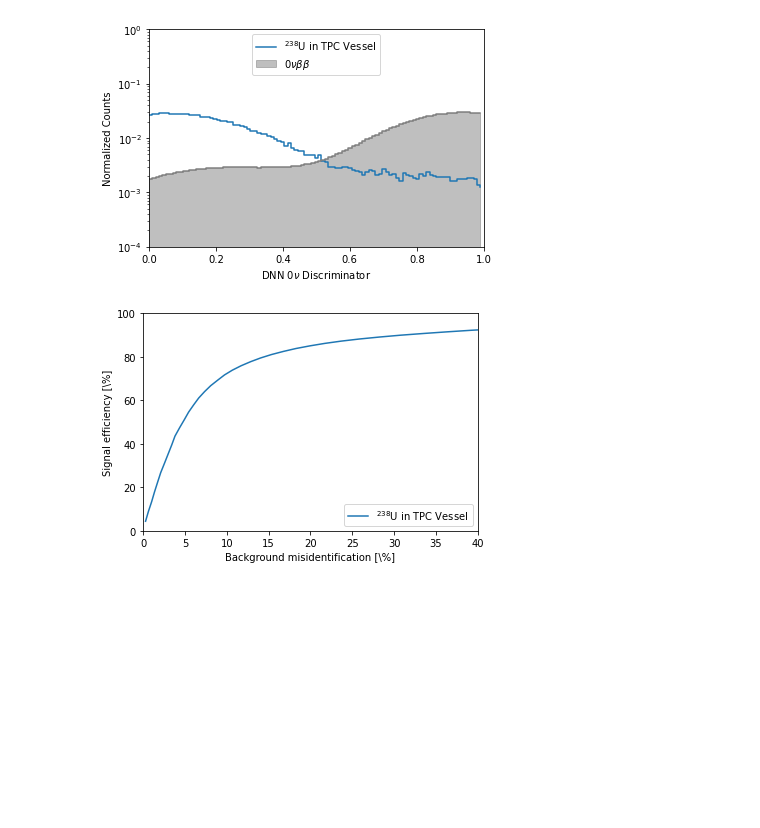
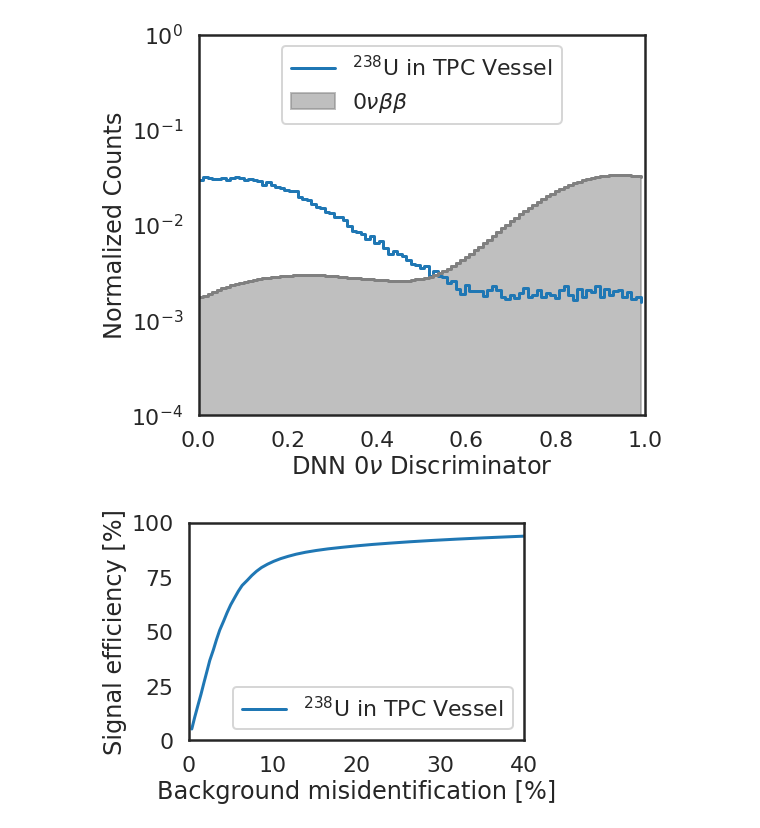
Before and after one commit to YMTheory/sensitivity, a Jupyter notebook: work/SensitivityPaper2020_scripts/MultivariationStudy/dnn_smoothing.ipynb, the cells around one changed output. Cells and saved outputs as stored; diff of their text form; code cells hidden in the pictures; blank space fills up the shorter version.

```diff
--- a/work/SensitivityPaper2020_scripts/MultivariationStudy/dnn_smoothing.ipynb
+++ b/work/SensitivityPaper2020_scripts/MultivariationStudy/dnn_smoothing.ipynb
@@ -2,9 +2,15 @@
 import numpy as np
 import uproot
 from scipy import interpolate
+import pandas as pd
+from pathlib import Path
 
 import matplotlib.pyplot as plt
 colors = plt.rcParams['axes.prop_cycle'].by_key()['color']
+
+import seaborn as sns
+sns.set_style('white')
+sns.set_context('poster')
 # %%
 def GetFVCut(tree):
     cut = np.where((tree['passed_xy_thresh'].array() == True) \
@@ -36,10 +42,11 @@ def Get2tCut(tree):
               )
     return cut
 # %%
-Path = '/p/vast1/nexo/data/merged-v11/'
-bb0n = uproot.open(Path+'Baseline2019_bb0n_FullLXe.root')['tree']
-u238 = uproot.open(Path+'Baseline2019_U238_TPCVessel.root')['tree']
-# th232 = uproot.open(Path+'Baseline2019_Th232_TPCVessel.root')['tree']
+path = '/p/vast1/nexo/data/merged-v11/'
+bb0n = uproot.open(path+'Baseline2019_bb0n_FullLXe.root')['tree']
+u238 = uproot.open(path+'Baseline2019_U238_TPCVessel.root')['tree']
+# th232 = uproot.open(path+'Baseline2019_Th232_TPCVessel.root')['tree']
+plotdir = Path('plots')
 # %%
 bb0n_cut = GetFVCut(bb0n)
 # th232_cut = GetFVCut(th232)
@@ -181,8 +220,8 @@ Smoothing factor 0.25
 # %%
 # for smooth_f, hist in
-smooth_f = 0.177
+smooth_f = 0.15
 
-plt.figure()
+plt.figure(figsize=(8,7))
 plt.xlim(0,1)
 plt.ylim(1e-4,1e0)
 plt.xlabel(r'DNN $0\nu$ Discriminator')
@@ -196,40 +235,44 @@ plt.step(x=u238_histx[:-1],
          where='post',
          label='${}^{238} \mathrm{U}$ in TPC Vessel')
 
 # plt.step(x=th232_histx[:-1],
 #          y=th232_hist/np.sum(th232_hist),
 #          where='post',
 #          ls='--',
 #          label='${}^{232} \mathrm{Th}$ in TPC Vessel')
 
 bb0n_histx = bb0n_hist_d[smooth_f][1]
 bb0n_hist = bb0n_hist_d[smooth_f][0]
 plt.step(x=bb0n_histx[:-1],
          y=bb0n_hist/np.sum(bb0n_hist),
          ls='-',
          color='grey',
          where='post',
          label='',
          zorder=2)
 
 plt.fill_between(x=bb0n_histx[:-1],
                 y1=bb0n_hist/np.sum(bb0n_hist),
                 alpha=0.5,
                 color='grey',
                 step='post',
                 label=r'$0 \nu\beta\beta$',
                 zorder=1)
 
 plt.legend(loc='upper center')
+# plt.yticks(fontsize=14)
+# plt.xticks(fontsize=14)
+plt.savefig(plotdir / f'DNN_distributions_{smooth_f}.png', bbox_inches = "tight",
+                transparent=False, facecolor='white', dpi=200)
 plt.show()
 # %% [output]
-[figure, old version]
+[figure, new version]
 # %%
 plt.figure()
 plt.xlim(0,40)
 plt.ylim(0,100)
-plt.xlabel('Background misidentification [\%]')
-plt.ylabel('Signal efficiency [\%]')
+plt.xlabel('Background misidentification [%]')
+plt.ylabel('Signal efficiency [%]')
 
 plt.plot(BackgroundMisID_U238*100, SignalEfficiency*100,
          color=colors[0],
@@ -243,7 +286,7 @@ plt.plot(BackgroundMisID_U238*100, SignalEfficiency*100,
 plt.legend(loc='lower right')
 plt.show()
 # %% [output]
-[figure, old version]
+[figure, new version]
 # %%
 rng = np.random.default_rng()
 rng.random(size=10)
```
Also changed, not shown: parts of 3 cells of this notebook, 6 other files.
